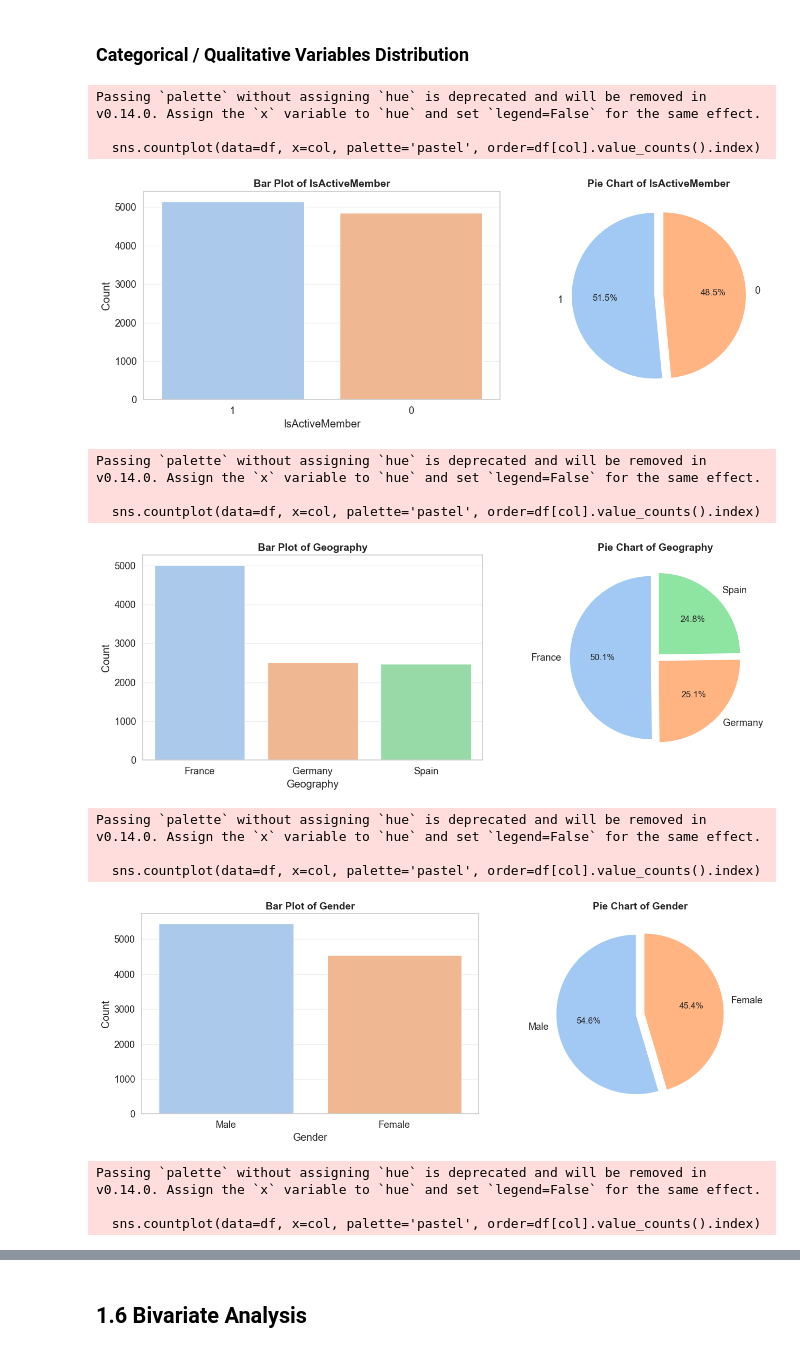
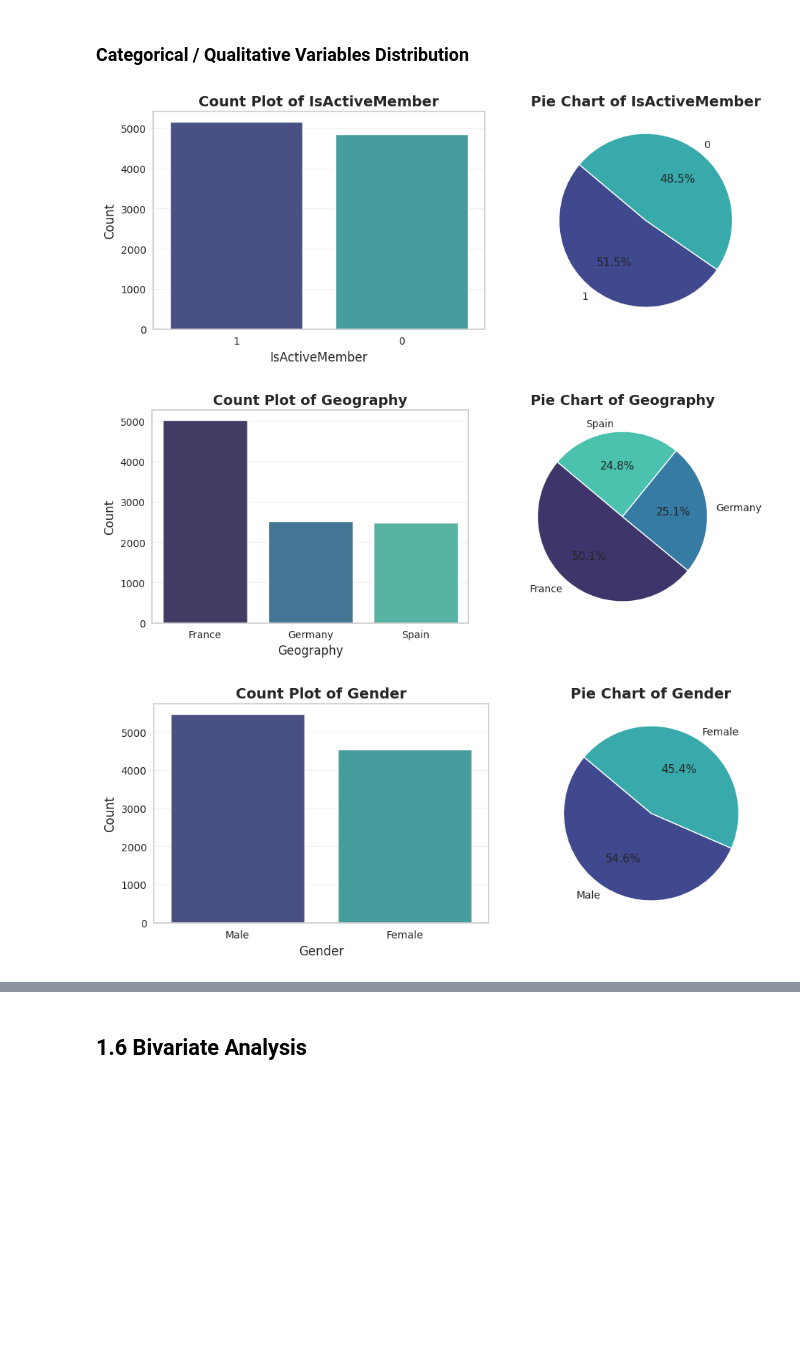
Before and after one commit to mahrane2002/End-to-End-Churn-Prediction, a Jupyter notebook: churn_prediction.ipynb, the cells around one changed output, grey strips where cells are left out. Drawn from its saved outputs; the diff is of its cells as text; code cells hidden in the pictures; blank space fills up the shorter version.

```diff
--- a/churn_prediction.ipynb
+++ b/churn_prediction.ipynb
@@ -338,23 +379,14 @@ Passing `palette` without assigning `hue` is deprecated and will be removed in v
 ### **Quantitative Variables Distribution**
 # %%
 sns.set_style("whitegrid")
-sns.set_context("notebook", font_scale=1.2)
-palette = sns.color_palette("Blues_r", len(quanti_cols))
+plt.figure(figsize=(16, 10))
 
-plt.figure(figsize=(18, 10))
-
-for i, col in enumerate(quanti_cols, 1):
+for i, col in enumerate(quant_var, 1):
     plt.subplot(2, 3, i)
-    sns.kdeplot(
-        data=df,
-        x=col,
-        fill=True,
-        color=palette[i-1],
-        linewidth=2
-    )
+    sns.histplot(df[col], kde=True, color=COLORS[0], bins=30)
     plt.title(f'Distribution of {col}', fontsize=14, fontweight='bold')
-    plt.xlabel(col, fontsize=12)
-    plt.ylabel('Density', fontsize=12)
+    plt.xlabel(col)
+    plt.ylabel('Frequency')
 
 plt.tight_layout()
 plt.show()
@@ -372,46 +402,30 @@ plt.show()
 ### **Categorical / Qualitative Variables Distribution**
 # %%
 sns.set_style("whitegrid")
-plt.rcParams.update({'font.size': 12})
 
-for col in quali_cols:
-    plt.figure(figsize=(14, 5))
+for col in quali_var:
+    counts = df[col].value_counts()
+    pcts = df[col].value_counts(normalize=True) * 100
 
-    # Bar Plot
+    plt.figure(figsize=(10, 4))
     plt.subplot(1, 2, 1)
-    sns.countplot(data=df, x=col, palette='pastel', order=df[col].value_counts().index)
-    plt.title(f'Bar Plot of {col}', fontsize=14, fontweight='bold')
-    plt.xticks(rotation=0)
+    sns.barplot(x=counts.index.astype(str), y=counts.values, palette='mako')
+    plt.title(f'Count Plot of {col}', fontsize=14, fontweight='bold')
     plt.ylabel('Count')
 
-    # Pie Chart
     plt.subplot(1, 2, 2)
-    counts = df[col].value_counts()
     plt.pie(
-        counts,
-        labels=counts.index,
+        pcts.values,
+        labels=pcts.index.astype(str),
         autopct='%1.1f%%',
-        colors=sns.color_palette('pastel', len(counts)),
-        startangle=90,
-        explode=[0.05]*len(counts)
+        colors=sns.color_palette('mako', len(pcts)),
+        startangle=140
     )
     plt.title(f'Pie Chart of {col}', fontsize=14, fontweight='bold')
 
     plt.tight_layout()
     plt.show()
 # %% [output]
-Passing `palette` without assigning `hue` is deprecated and will be removed in v0.14.0. Assign the `x` variable to `hue` and set `legend=False` for the same effect.
-
-  sns.countplot(data=df, x=col, palette='pastel', order=df[col].value_counts().index)
-[figure, old version]
+[figure, new version]
-Passing `palette` without assigning `hue` is deprecated and will be removed in v0.14.0. Assign the `x` variable to `hue` and set `legend=False` for the same effect.
-
-  sns.countplot(data=df, x=col, palette='pastel', order=df[col].value_counts().index)
-[figure, old version]
+[figure, new version]
-Passing `palette` without assigning `hue` is deprecated and will be removed in v0.14.0. Assign the `x` variable to `hue` and set `legend=False` for the same effect.
-
-  sns.countplot(data=df, x=col, palette='pastel', order=df[col].value_counts().index)
-[figure, old version]
+[figure, new version]
-Passing `palette` without assigning `hue` is deprecated and will be removed in v0.14.0. Assign the `x` variable to `hue` and set `legend=False` for the same effect.
-
-  sns.countplot(data=df, x=col, palette='pastel', order=df[col].value_counts().index)
```
Also changed, not shown: parts of 116 cells of this notebook.
